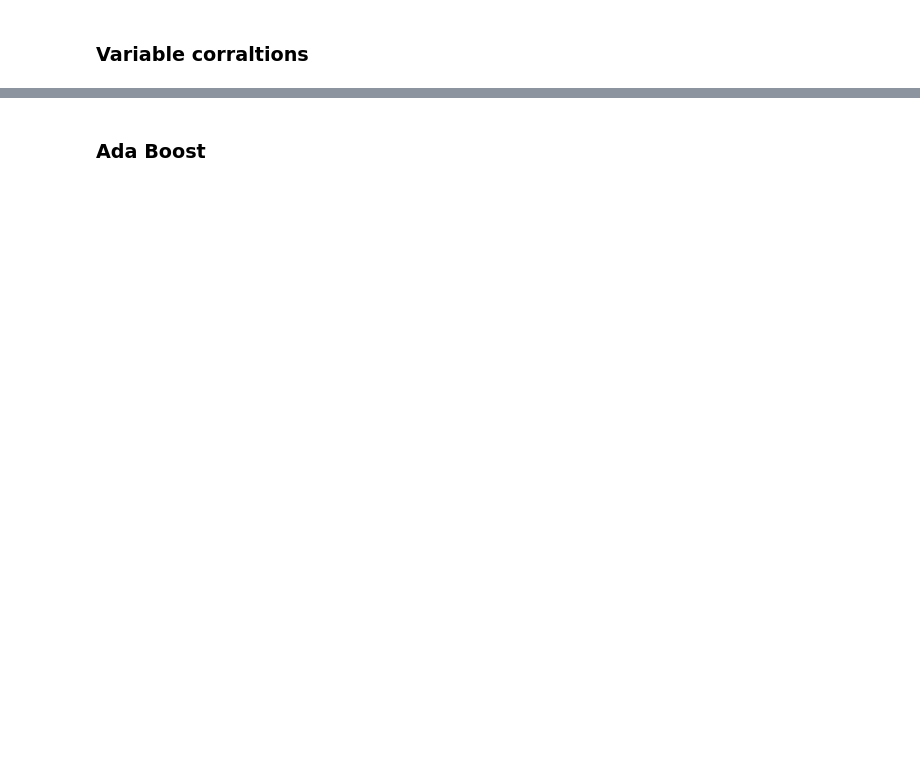
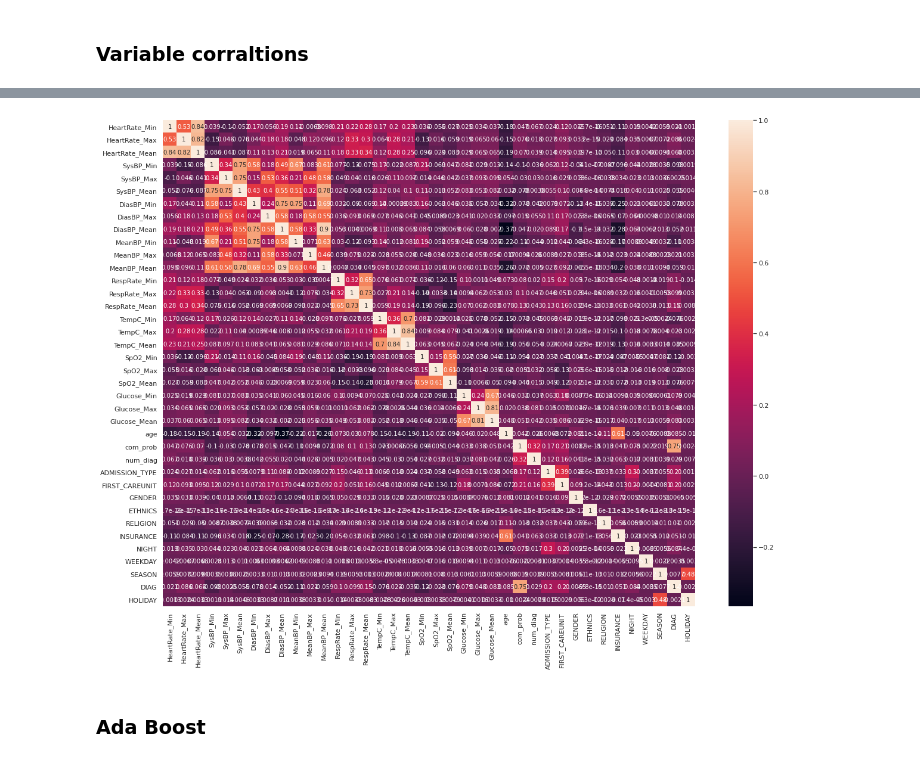
Before and after one commit to ividalquadras/dec_tree_extended, a Jupyter notebook: support_file.ipynb, the cells around one changed output, grey strips where cells are left out. Cells and saved outputs as stored; diff of their text form; code cells hidden in the pictures; blank space fills up the shorter version.

```diff
--- a/support_file.ipynb
+++ b/support_file.ipynb
@@ -182,3 +212,13 @@ plt.show()
+# %%
+plt.subplots(figsize=(20,15))
+
+correlation_mat = X_train.corr()
+
+sns.heatmap(correlation_mat, annot = True)
+
+plt.show()
+# %% [output]
+[figure, added]
 # %% [markdown]
 ### Ada Boost
 # %%
```
Also changed, not shown: parts of 37 cells of this notebook, 2 other files.
